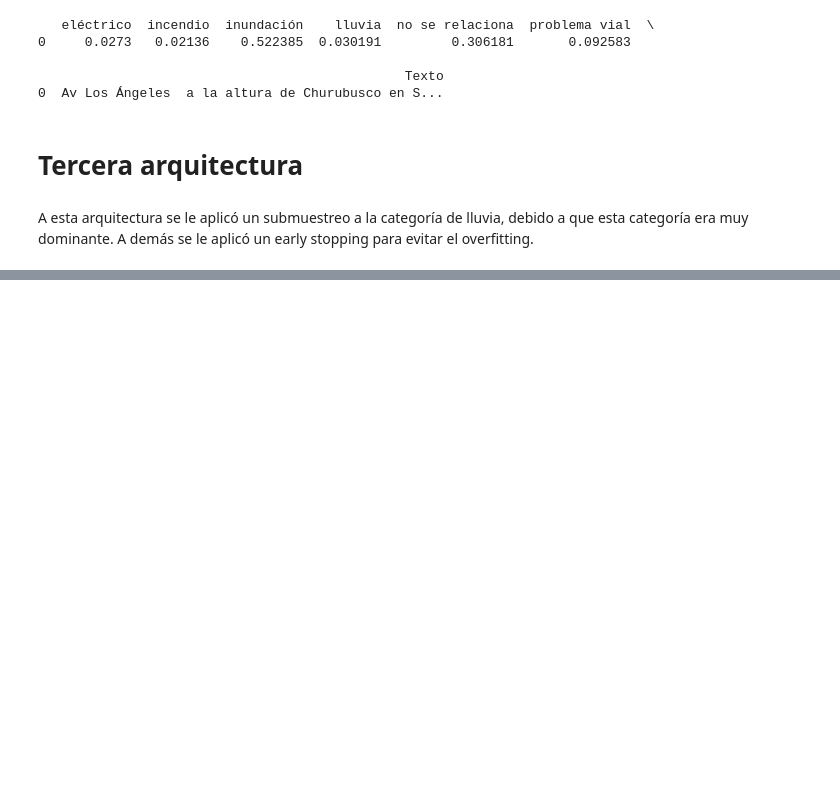
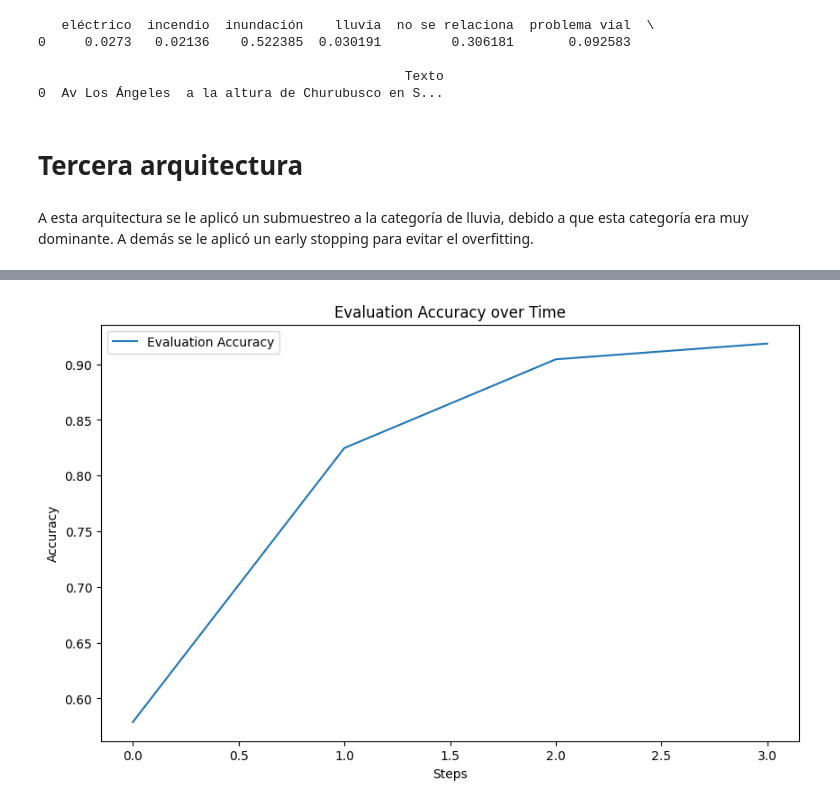
Before and after one commit to danips390/Riesgos_Urbanos_NLP, a Jupyter notebook: Classifaying_tweets.ipynb, the cells around one changed output, grey strips where cells are left out. Cells and saved outputs as stored; diff of their text form; code cells hidden in the pictures; blank space fills up the shorter version.

```diff
--- a/Classifaying_tweets.ipynb
+++ b/Classifaying_tweets.ipynb
@@ -542,0 +566,14 @@ KeyboardInterrupt:
+# %%
+# Filtrar los logs que contienen la precisión
+eval_accuracies = [entry['eval_accuracy'] for entry in train_loss_history if 'eval_accuracy' in entry]
+
+# Graficar la precisión
+plt.figure(figsize=(10,6))
+plt.plot(eval_accuracies, label='Evaluation Accuracy')
+plt.xlabel('Steps')
+plt.ylabel('Accuracy')
+plt.title('Evaluation Accuracy over Time')
+plt.legend()
+plt.show()
+# %% [output]
+[figure, added]
```
Also changed, not shown: parts of 6 cells of this notebook.
